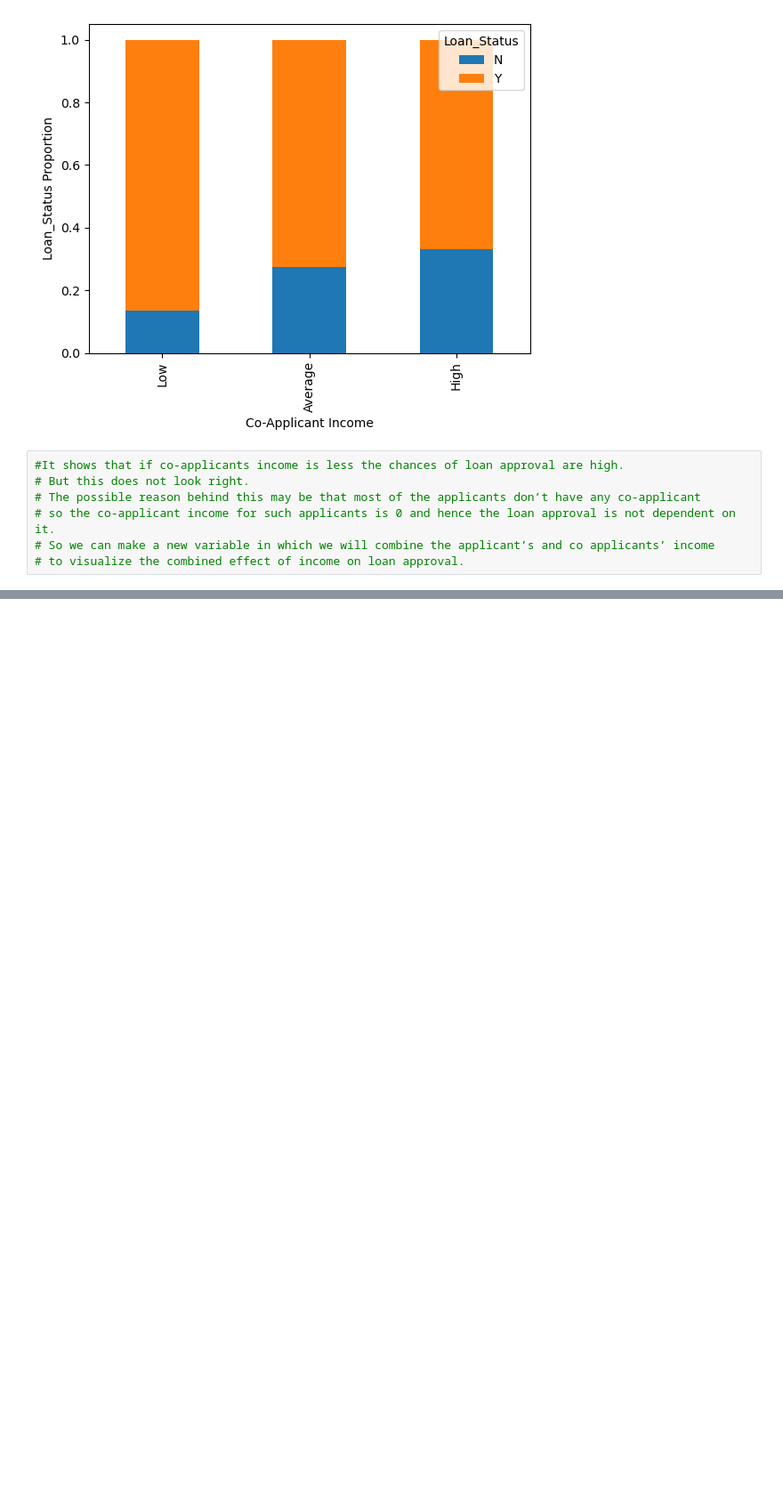
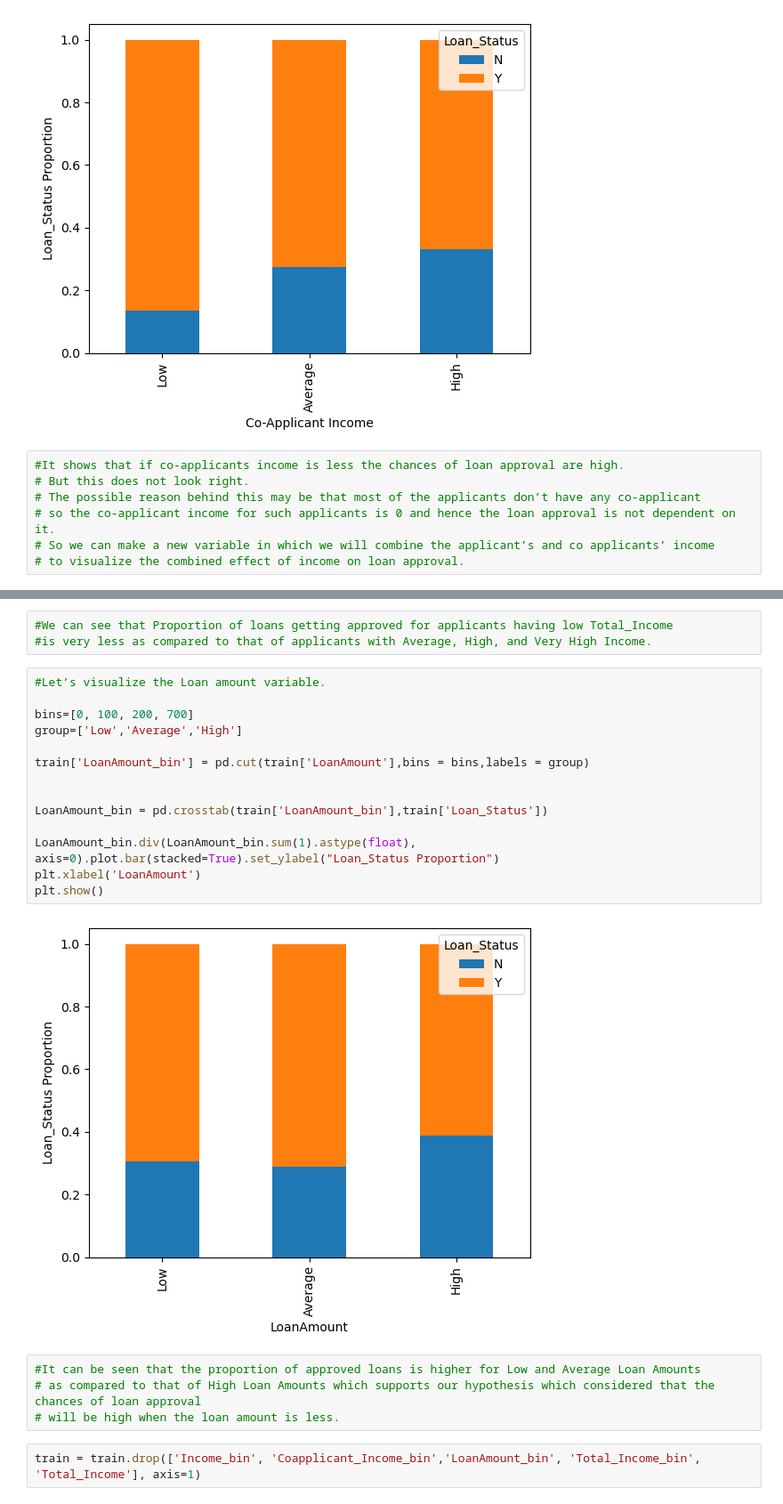
Before and after one commit to SaiSaketh-dev/Python_data_project, a Jupyter notebook: 4_loan_prediction_project/Loan_prediction.ipynb, the cells around one changed output, grey strips where cells are left out. Shown: that part at 89% size. Saved outputs shown, nothing was run; the diff lists cells and outputs as text; blank space fills up the shorter version.

```diff
--- a/4_loan_prediction_project/Loan_prediction.ipynb
+++ b/4_loan_prediction_project/Loan_prediction.ipynb
@@ -342,0 +359,25 @@ plt.show()
+# %%
+#We can see that Proportion of loans getting approved for applicants having low Total_Income
+#is very less as compared to that of applicants with Average, High, and Very High Income.
+# %%
+#Let’s visualize the Loan amount variable.
+
+bins=[0, 100, 200, 700]
+group=['Low','Average','High']
+
+train['LoanAmount_bin'] = pd.cut(train['LoanAmount'],bins = bins,labels = group)
+
+
+LoanAmount_bin = pd.crosstab(train['LoanAmount_bin'],train['Loan_Status'])
+
+LoanAmount_bin.div(LoanAmount_bin.sum(1).astype(float), axis=0).plot.bar(stacked=True).set_ylabel("Loan_Status Proportion")
+plt.xlabel('LoanAmount')
+plt.show()
+# %% [output]
+[figure, added]
+# %%
+#It can be seen that the proportion of approved loans is higher for Low and Average Loan Amounts
+# as compared to that of High Loan Amounts which supports our hypothesis which considered that the chances of loan approval
+# will be high when the loan amount is less.
+# %%
+train = train.drop(['Income_bin', 'Coapplicant_Income_bin','LoanAmount_bin', 'Total_Income_bin', 'Total_Income'], axis=1)
```
Also changed, not shown: parts of 4 cells of this notebook.
